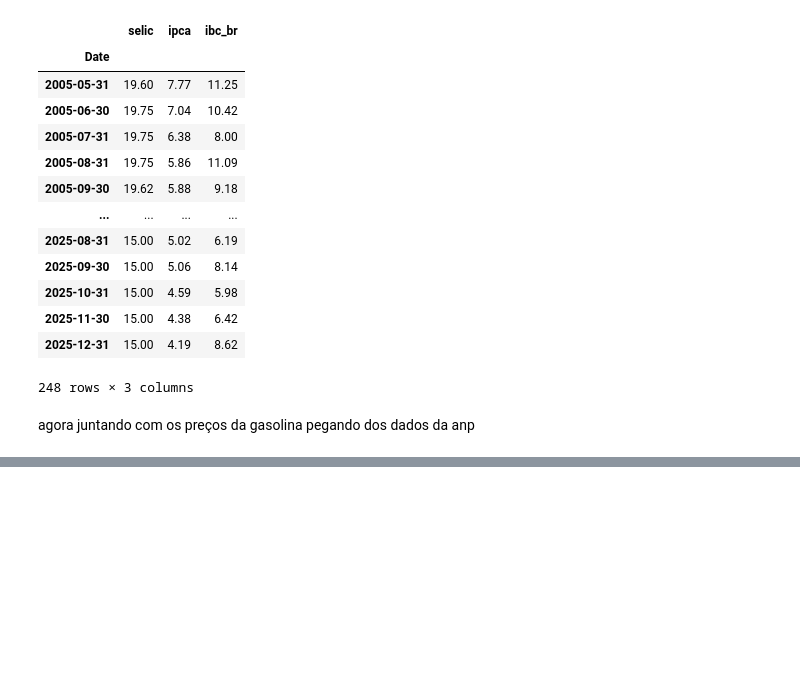
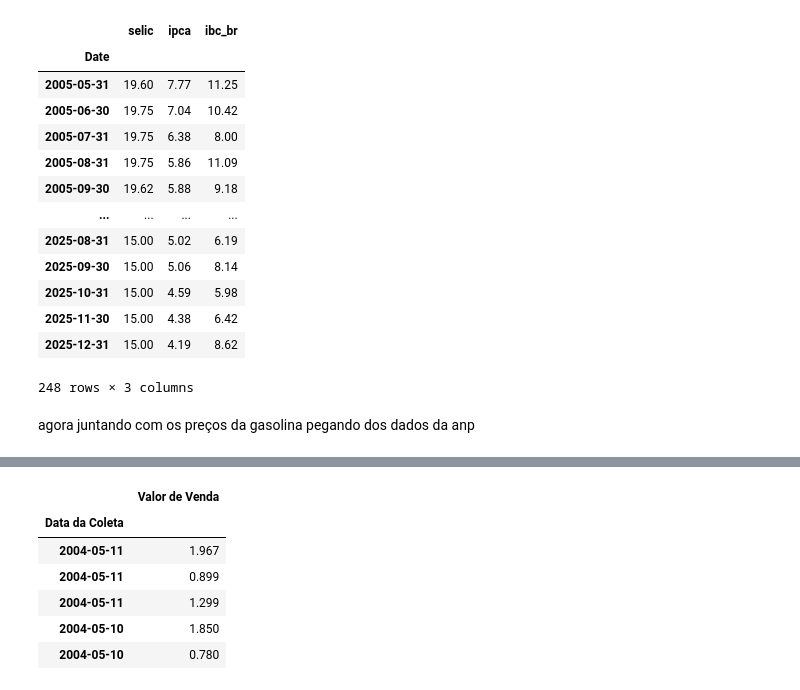
Before and after one commit to iagonmic/VECM-Gasoline-Prices, a Jupyter notebook: etl.ipynb, the cells around one changed output, grey strips where cells are left out. Drawn from its saved outputs; the diff is of its cells as text; code cells hidden in the pictures; blank space fills up the shorter version.

```diff
--- a/etl.ipynb
+++ b/etl.ipynb
@@ -200,0 +289,10 @@ KeyboardInterrupt:
+# %%
+df.head()
+# %% [output]
+|  | Valor de Venda |
+| Data da Coleta |  |
+| 2004-05-11 | 1.967 |
+| 2004-05-11 | 0.899 |
+| 2004-05-11 | 1.299 |
+| 2004-05-10 | 1.850 |
+| 2004-05-10 | 0.780 |
```
Also changed, not shown: parts of 13 cells of this notebook, 1 other file.
